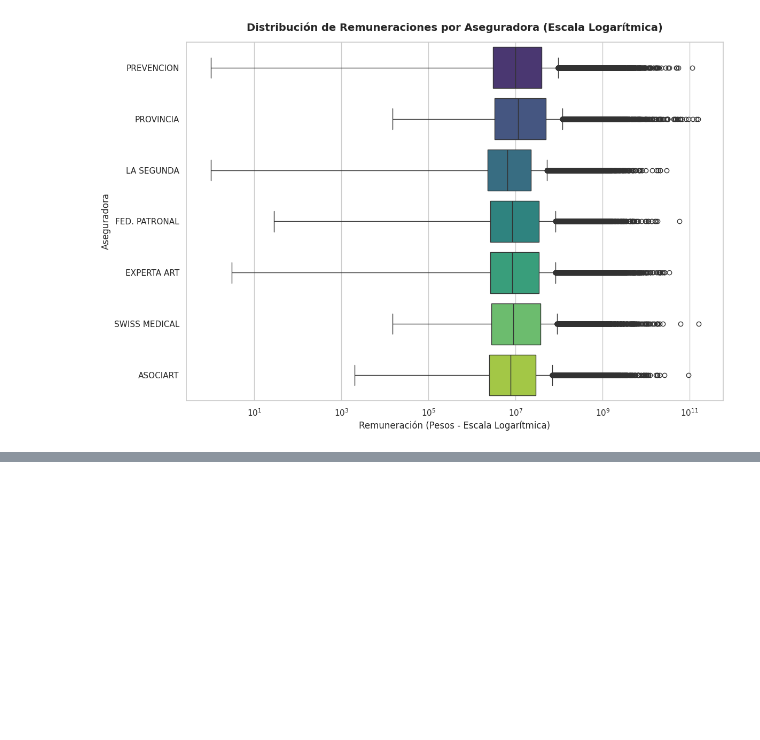
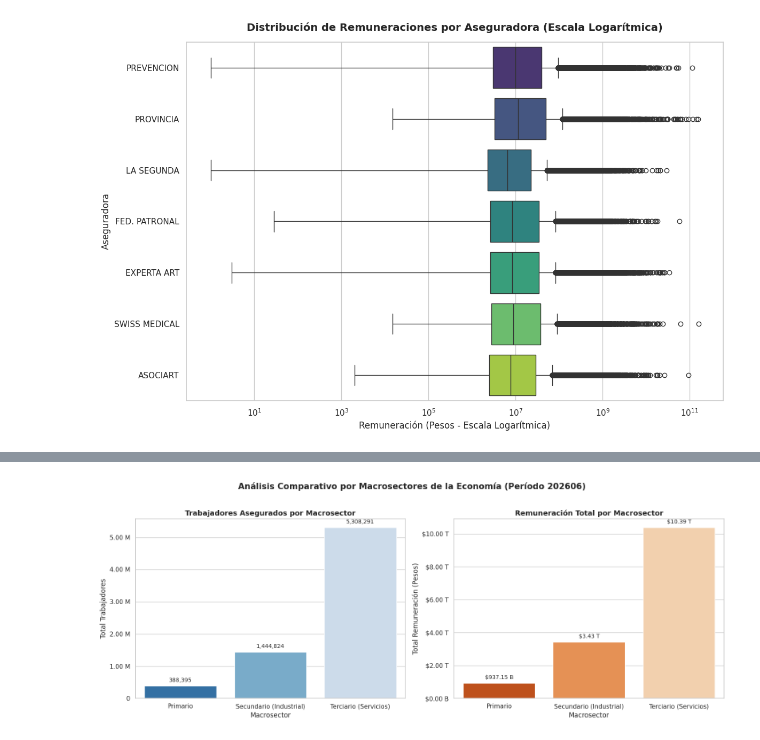
Before and after one commit to angiecognioulhanicq/Proyecto-integrador, a Jupyter notebook: trabajo_final_utn.ipynb, the cells around one changed output, grey strips where cells are left out. Saved outputs shown, nothing was run; the diff lists cells and outputs as text; code cells hidden in the pictures; blank space fills up the shorter version.

```diff
--- a/trabajo_final_utn.ipynb
+++ b/trabajo_final_utn.ipynb
@@ -358,0 +495,77 @@ plt.show()
+# %%
+import pandas as pd
+import seaborn as sns
+import matplotlib.pyplot as plt
+import matplotlib.ticker as ticker
+
+# Definir una función para clasificar las secciones en macrosectores
+def clasificar_macrosector(seccion):
+    if seccion in ['A', 'B']:
+        return 'Primario'
+    elif seccion in ['C', 'D', 'E', 'F']:
+        return 'Secundario (Industrial)'
+    elif seccion in ['G', 'H', 'I', 'J', 'K', 'L', 'M', 'N', 'O', 'P', 'Q', 'R', 'S', 'T', 'U']:
+        return 'Terciario (Servicios)'
+    else:
+        return 'No Clasificado'
+
+# Aplicar la clasificación al DataFrame
+df['macrosector'] = df['seccion'].apply(clasificar_macrosector)
+
+# Agrupar datos por macrosector
+macro_data = df.groupby('macrosector').agg(
+    total_trabajadores=('cant_personas_trabaj_up', 'sum'),
+    total_remuneracion=('remuneracion', 'sum')
+).reset_index()
+
+# Configurar la visualización con dos gráficos lado a lado
+fig, axes = plt.subplots(1, 2, figsize=(16, 6))
+sns.set_theme(style="whitegrid")
+
+# Gráfico 1: Trabajadores Asegurados por Macrosector
+sns.barplot(
+    x='macrosector',
+    y='total_trabajadores',
+    data=macro_data,
+    ax=axes[0],
+    palette='Blues_r',
+    hue='macrosector',
+    legend=False
+)
+axes[0].set_title('Trabajadores Asegurados por Macrosector', fontsize=13, fontweight='bold')
+axes[0].set_xlabel('Macrosector')
+axes[0].set_ylabel('Total Trabajadores')
+axes[0].yaxis.set_major_formatter(ticker.FuncFormatter(lambda x, pos: f'{x*1e-6:.2f} M' if x >= 1e6 else f'{x:,.0f}'))
+
+# Añadir etiquetas de valores
+for p in axes[0].patches:
+    axes[0].annotate(f'{p.get_height():,.0f}', (p.get_x() + p.get_width() / 2., p.get_height()),
+                ha='center', va='bottom', fontsize=10, xytext=(0, 5), textcoords='offset points')
+
+# Gráfico 2: Remuneración Total por Macrosector
+sns.barplot(
+    x='macrosector',
+    y='total_remuneracion',
+    data=macro_data,
+    ax=axes[1],
+    palette='Oranges_r',
+    hue='macrosector',
+    legend=False
+)
+axes[1].set_title('Remuneración Total por Macrosector', fontsize=13, fontweight='bold')
+axes[1].set_xlabel('Macrosector')
+axes[1].set_ylabel('Total Remuneración (Pesos)')
+axes[1].yaxis.set_major_formatter(ticker.FuncFormatter(lambda x, pos: f'${x*1e-12:.2f} T' if x >= 1e12 else f'${x*1e-9:.2f} B'))
+
+# Añadir etiquetas de valores
+for p in axes[1].patches:
+    val = p.get_height()
+    label = f'${val*1e-12:.2f} T' if val >= 1e12 else f'${val*1e-9:.2f} B'
+    axes[1].annotate(label, (p.get_x() + p.get_width() / 2., val),
+                ha='center', va='bottom', fontsize=10, xytext=(0, 5), textcoords='offset points')
+
+plt.suptitle('Análisis Comparativo por Macrosectores de la Economía (Período 202606)', fontsize=15, fontweight='bold', y=1.02)
+plt.tight_layout()
+plt.show()
+# %% [output]
+[figure, added]
```
Also changed, not shown: parts of 3 cells of this notebook.
